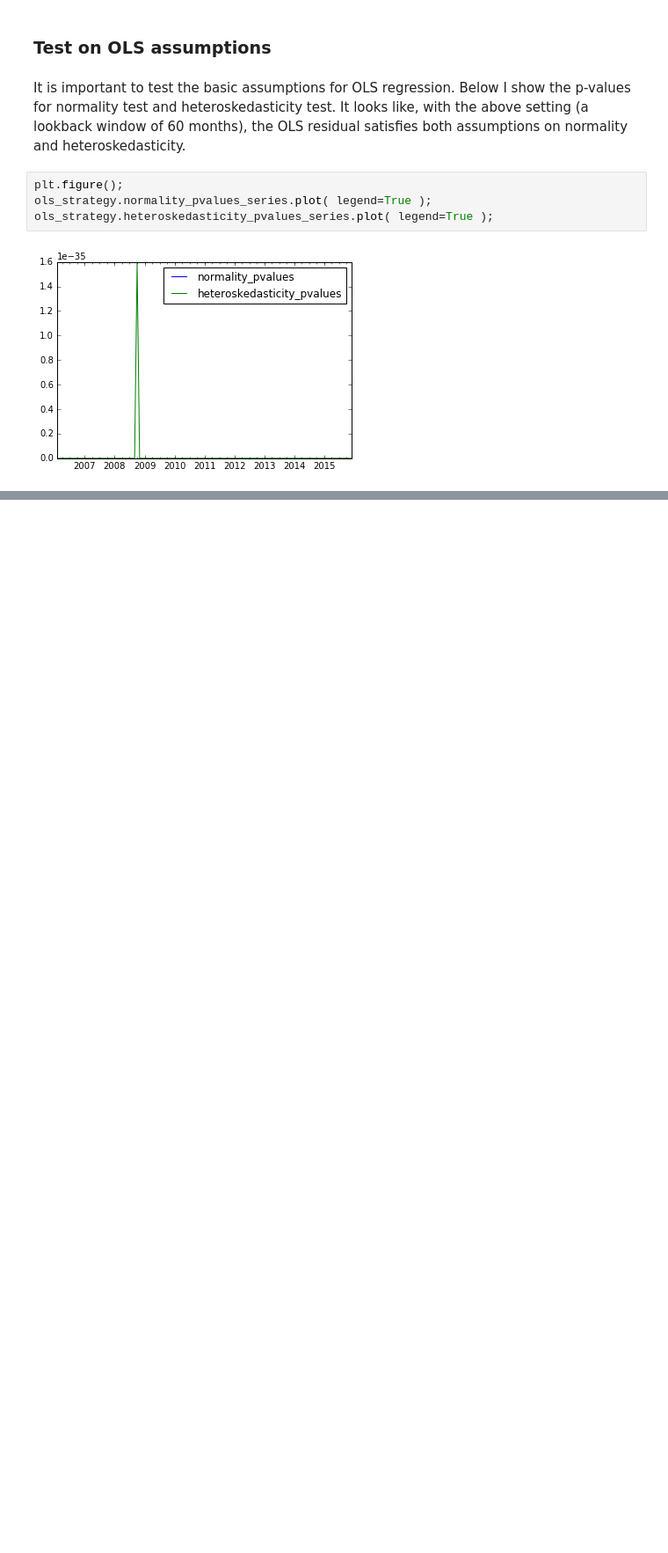
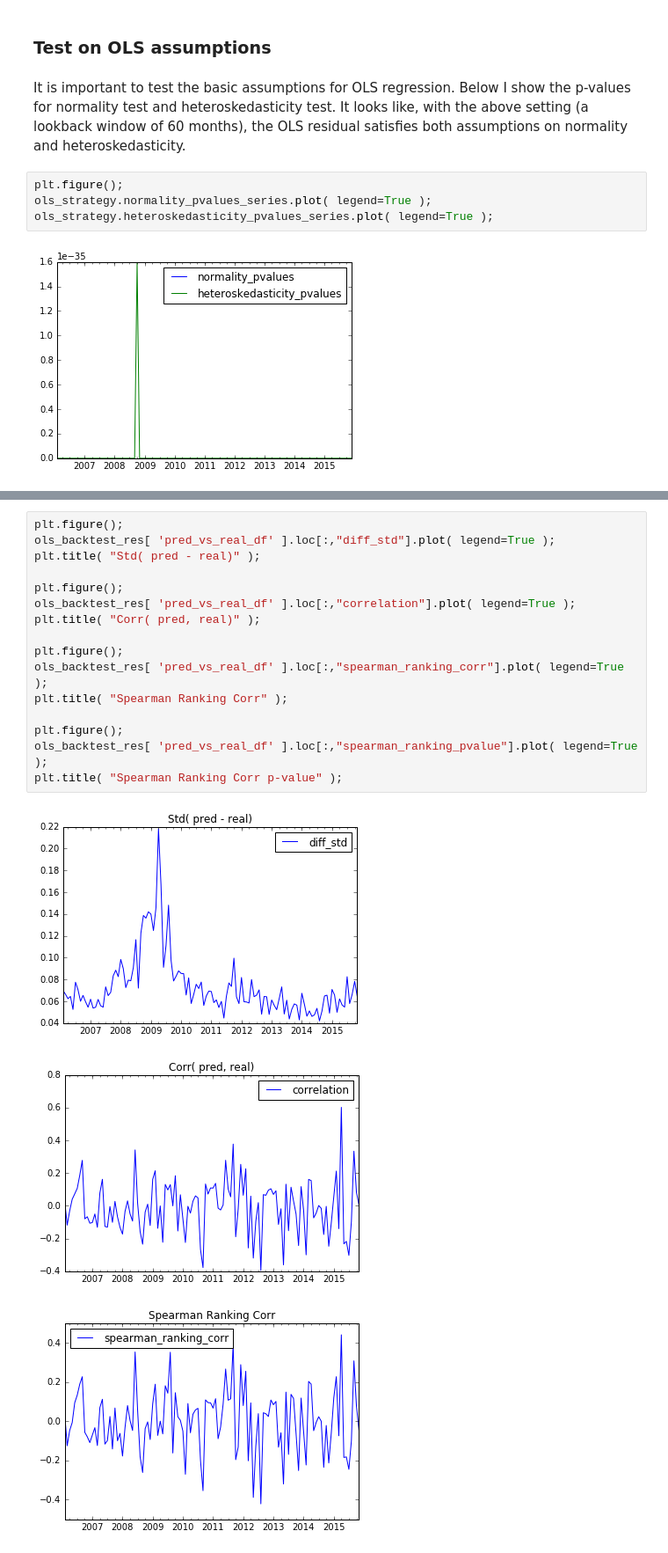
Before and after one commit to quietquanta/quant, a Jupyter notebook: Demo.ipynb, the cells around one changed output, grey strips where cells are left out. Shown: that part at 88% size. Drawn from its saved outputs; the diff is of its cells as text; blank space fills up the shorter version.

```diff
--- a/Demo.ipynb
+++ b/Demo.ipynb
@@ -159,0 +267,20 @@ ols_strategy.heteroskedasticity_pvalues_series.plot( legend=True );
+# %%
+plt.figure();
+ols_backtest_res[ 'pred_vs_real_df' ].loc[:,"diff_std"].plot( legend=True );
+plt.title( "Std( pred - real)" );
+
+plt.figure();
+ols_backtest_res[ 'pred_vs_real_df' ].loc[:,"correlation"].plot( legend=True );
+plt.title( "Corr( pred, real)" );
+
+plt.figure();
+ols_backtest_res[ 'pred_vs_real_df' ].loc[:,"spearman_ranking_corr"].plot( legend=True );
+plt.title( "Spearman Ranking Corr" );
+
+plt.figure();
+ols_backtest_res[ 'pred_vs_real_df' ].loc[:,"spearman_ranking_pvalue"].plot( legend=True );
+plt.title( "Spearman Ranking Corr p-value" );
+# %% [output]
+[figure, added]
+[figure, added]
+[figure, added]
```
Also changed, not shown: parts of 25 cells of this notebook, 3 other files.
